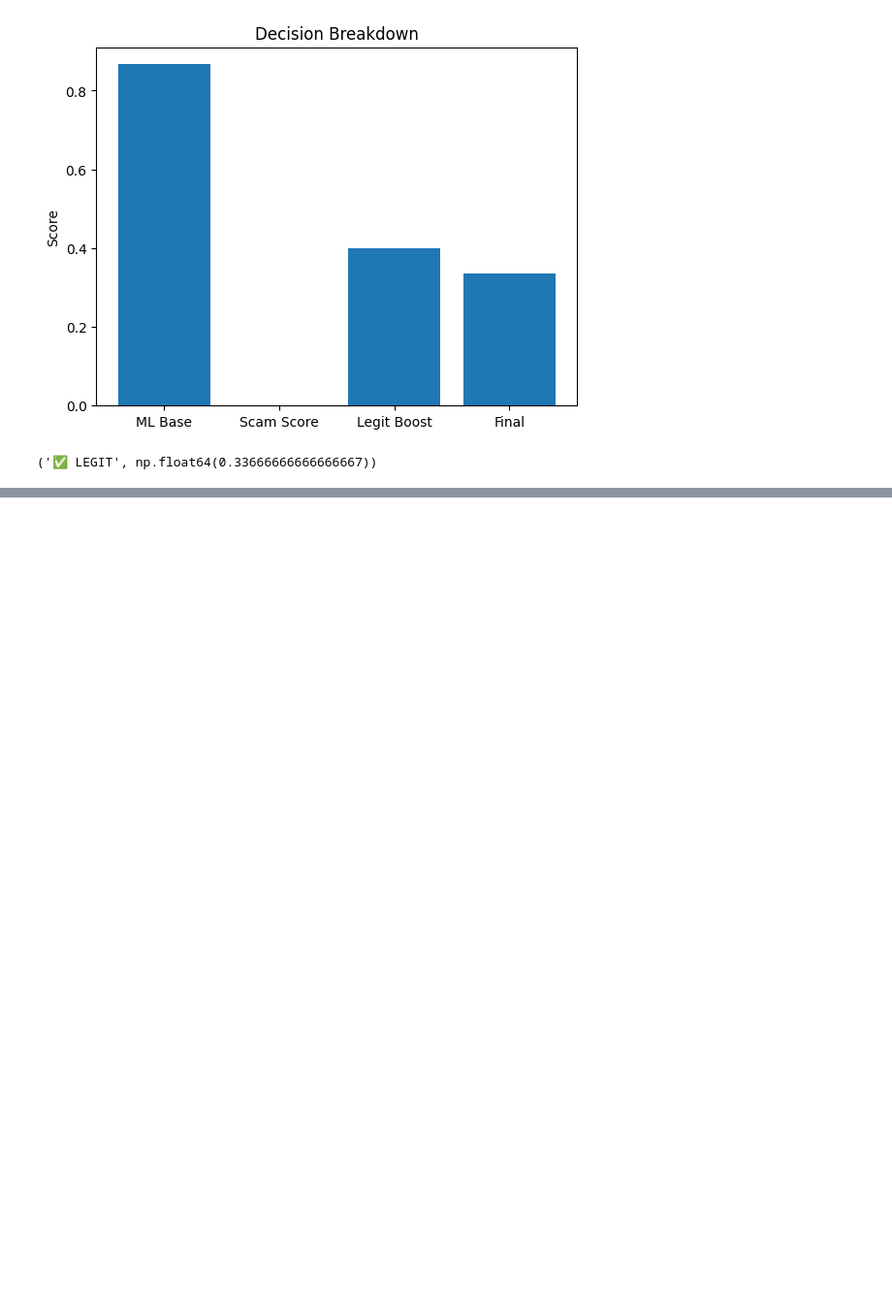
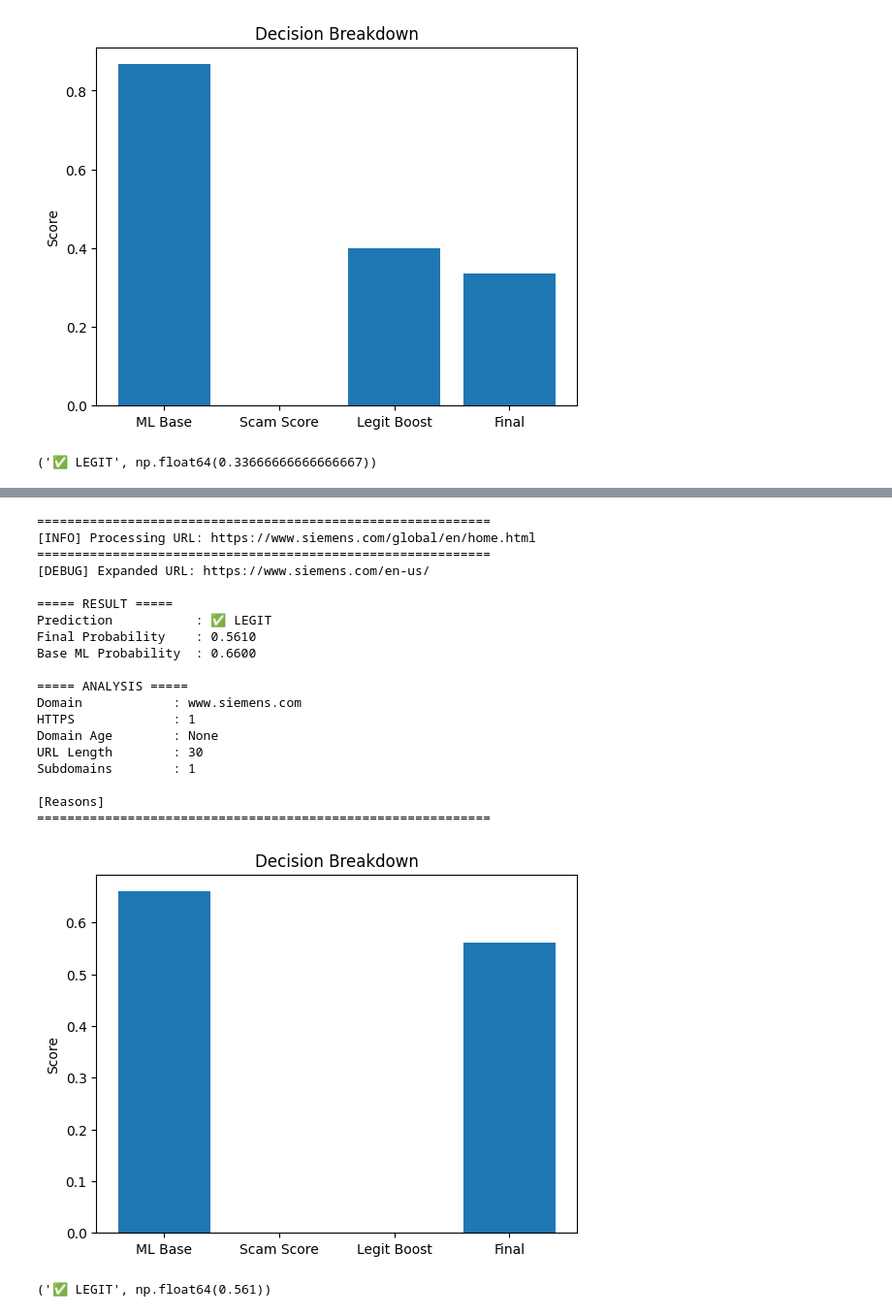
Before and after one commit to Rudrapratapsinh-Chauhan1507/Scam_Website_Detection_ML_V2, a Jupyter notebook: final_predict_model.ipynb, the cells around one changed output, grey strips where cells are left out. Shown at 97% size. Drawn from its saved outputs; the diff is of its cells as text; code cells hidden in the pictures; blank space fills up the shorter version.

```diff
--- a/final_predict_model.ipynb
+++ b/final_predict_model.ipynb
@@ -702,0 +769,24 @@ Subdomains        : 2
+# %%
+predict('https://www.siemens.com/global/en/home.html')
+# %% [output]
+============================================================
+[INFO] Processing URL: https://www.siemens.com/global/en/home.html
+============================================================
+[DEBUG] Expanded URL: https://www.siemens.com/en-us/
+
+===== RESULT =====
+Prediction           : ✅ LEGIT
+Final Probability    : 0.5610
+Base ML Probability  : 0.6600
+
+===== ANALYSIS =====
+Domain            : www.siemens.com
+HTTPS             : 1
+Domain Age        : None
+URL Length        : 30
+Subdomains        : 1
+
+[Reasons]
+============================================================
+[figure, added]
+('✅ LEGIT', np.float64(0.561))
```
Also changed, not shown: parts of 10 cells of this notebook, 2 other files.
